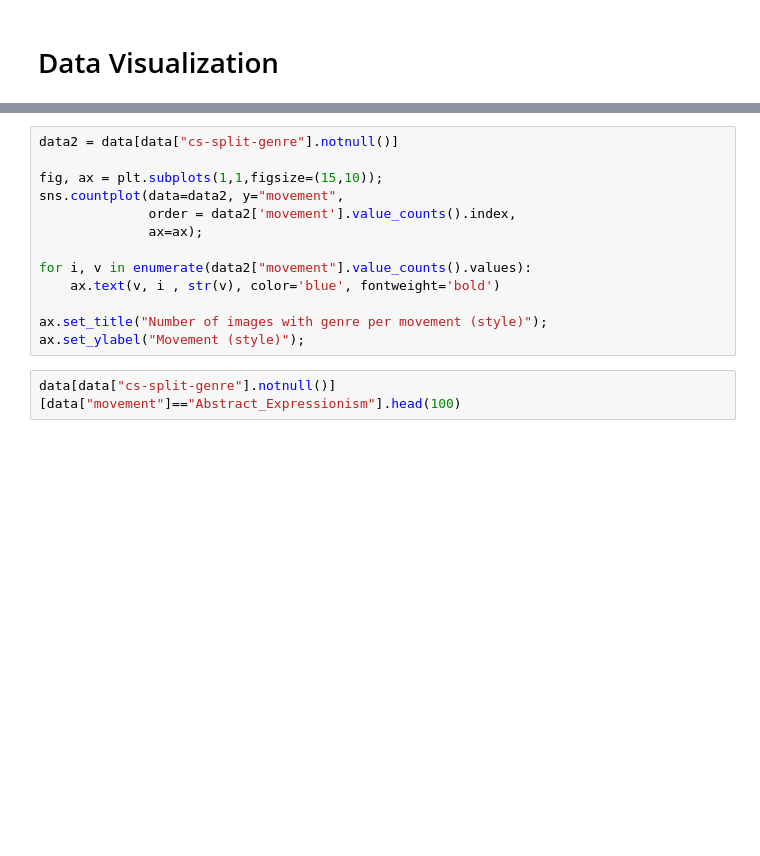
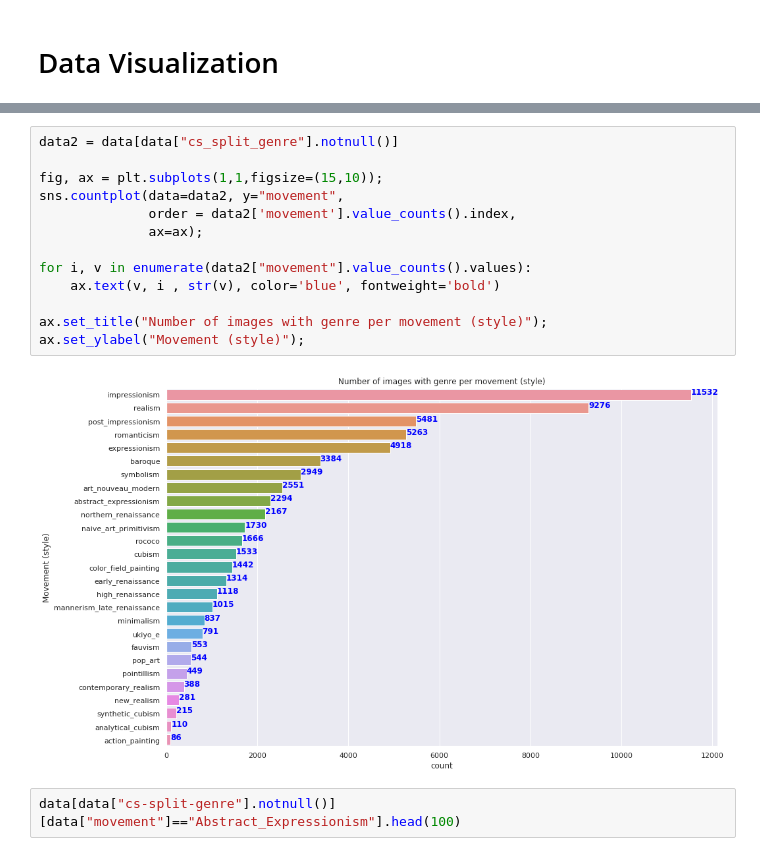
Before and after one commit to gregoirelafay/neural-art, a Jupyter notebook: notebooks/gregoire_data_preparation.ipynb, the cells around one changed output, grey strips where cells are left out. Saved outputs shown, nothing was run; the diff lists cells and outputs as text; blank space fills up the shorter version.

```diff
--- a/notebooks/gregoire_data_preparation.ipynb
+++ b/notebooks/gregoire_data_preparation.ipynb
@@ -137,16 +178,18 @@ ax.set_xlabel("Count");
 # %%
-data2 = data[data["cs-split-genre"].notnull()]
+data2 = data[data["cs_split_genre"].notnull()]
 
 fig, ax = plt.subplots(1,1,figsize=(15,10));
 sns.countplot(data=data2, y="movement",
               order = data2['movement'].value_counts().index,
               ax=ax);
 
 for i, v in enumerate(data2["movement"].value_counts().values):
     ax.text(v, i , str(v), color='blue', fontweight='bold')
 
 ax.set_title("Number of images with genre per movement (style)");
 ax.set_ylabel("Movement (style)");
+# %% [output]
+[figure, added]
 # %%
 data[data["cs-split-genre"].notnull()][data["movement"]=="Abstract_Expressionism"].head(100)
 # %%
```
Also changed, not shown: parts of 11 cells of this notebook.
